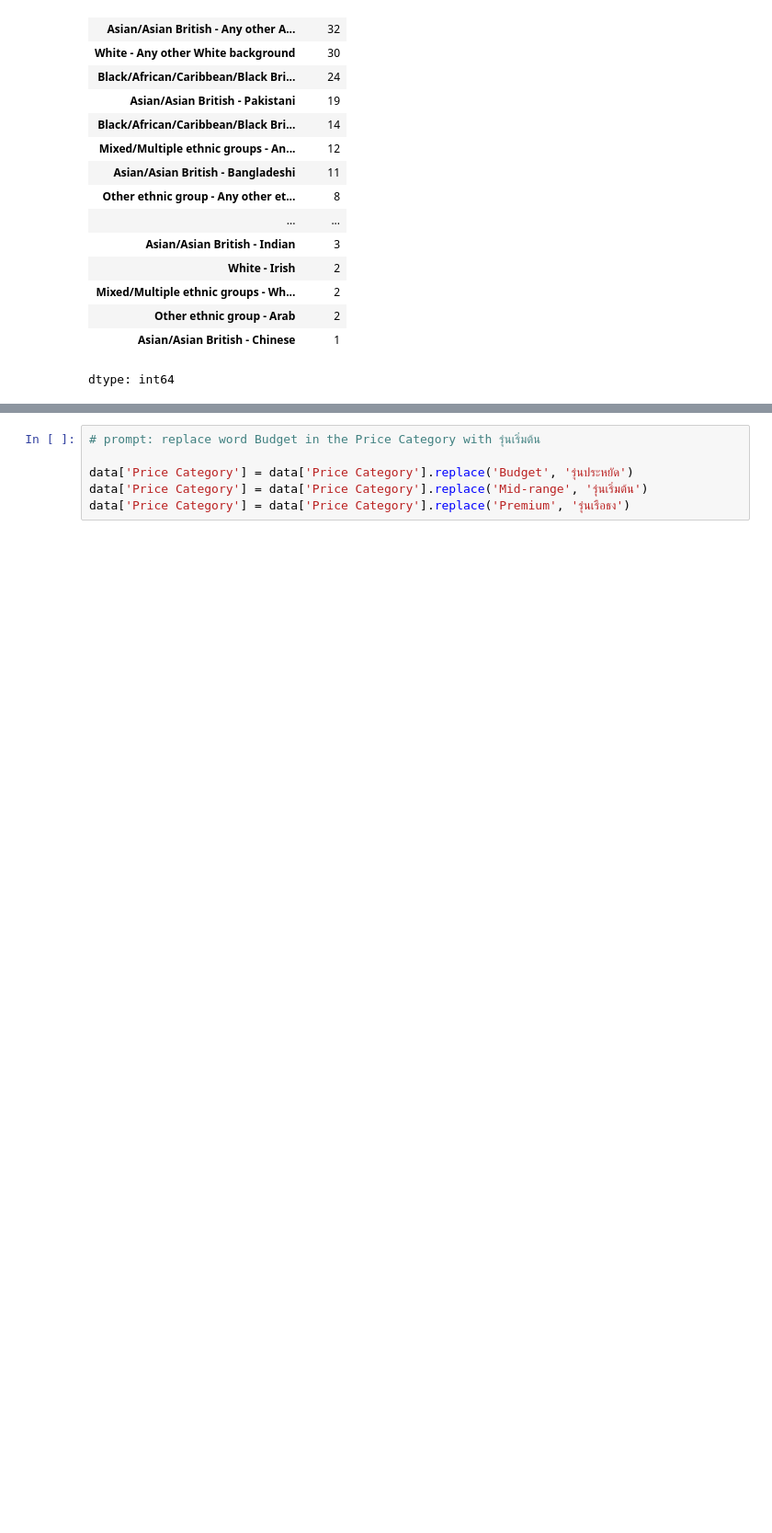
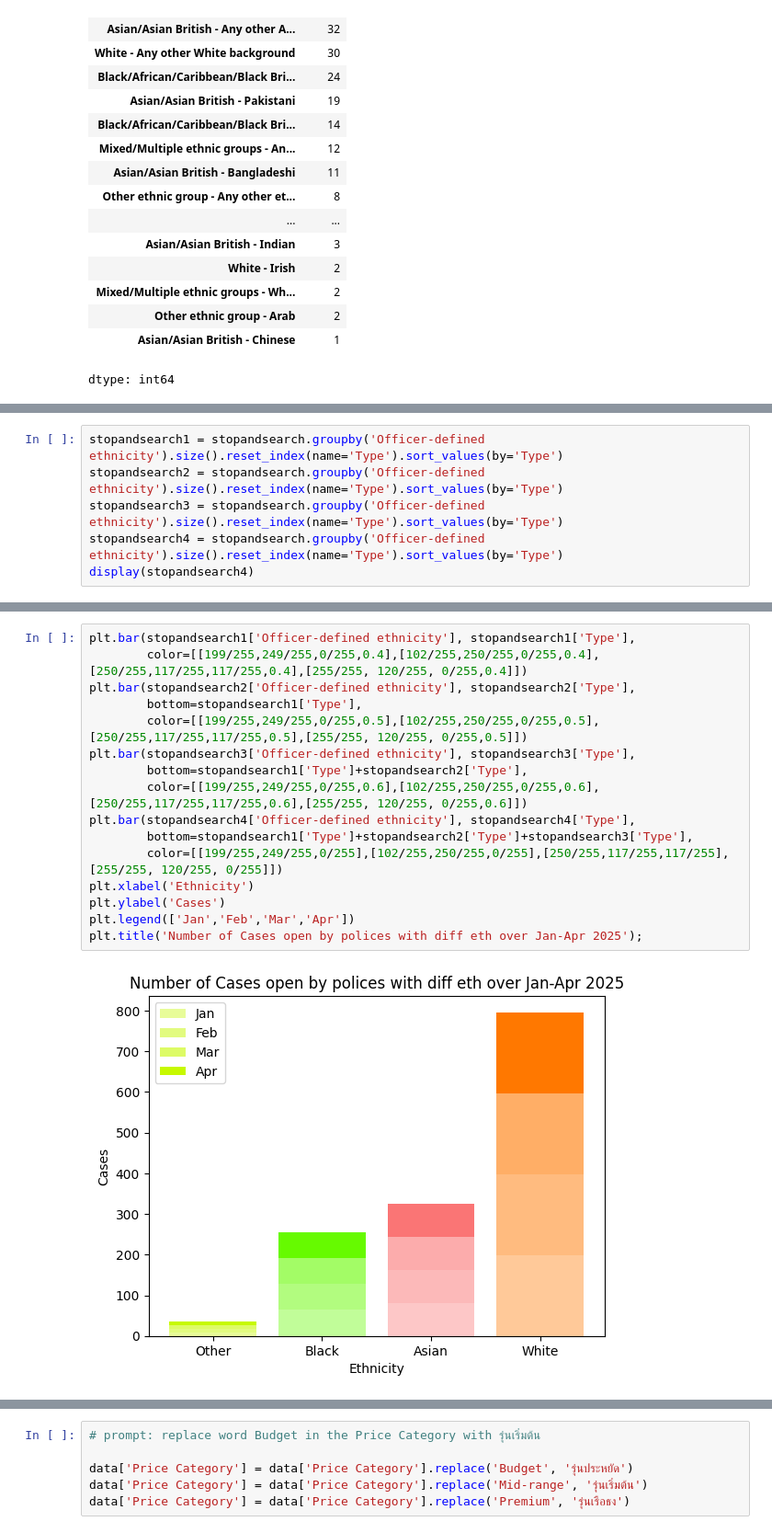
Before and after one commit to Ellizence01/dataviz2025, a Jupyter notebook: Copy_of_Visualize_Data_Comparison_2025.ipynb, the cells around one changed output, grey strips where cells are left out. Shown at 92% size. Saved outputs shown, nothing was run; the diff lists cells and outputs as text; blank space fills up the shorter version.

```diff
--- a/Copy_of_Visualize_Data_Comparison_2025.ipynb
+++ b/Copy_of_Visualize_Data_Comparison_2025.ipynb
@@ -47,0 +89,6 @@ dtype: int64
+# %%
+stopandsearch1 = stopandsearch.groupby('Officer-defined ethnicity').size().reset_index(name='Type').sort_values(by='Type')
+stopandsearch2 = stopandsearch.groupby('Officer-defined ethnicity').size().reset_index(name='Type').sort_values(by='Type')
+stopandsearch3 = stopandsearch.groupby('Officer-defined ethnicity').size().reset_index(name='Type').sort_values(by='Type')
+stopandsearch4 = stopandsearch.groupby('Officer-defined ethnicity').size().reset_index(name='Type').sort_values(by='Type')
+display(stopandsearch4)
@@ -47,0 +101,18 @@ dtype: int64
+# %%
+plt.bar(stopandsearch1['Officer-defined ethnicity'], stopandsearch1['Type'],
+        color=[[199/255,249/255,0/255,0.4],[102/255,250/255,0/255,0.4],[250/255,117/255,117/255,0.4],[255/255, 120/255, 0/255,0.4]])
+plt.bar(stopandsearch2['Officer-defined ethnicity'], stopandsearch2['Type'],
+        bottom=stopandsearch1['Type'],
+        color=[[199/255,249/255,0/255,0.5],[102/255,250/255,0/255,0.5],[250/255,117/255,117/255,0.5],[255/255, 120/255, 0/255,0.5]])
+plt.bar(stopandsearch3['Officer-defined ethnicity'], stopandsearch3['Type'],
+        bottom=stopandsearch1['Type']+stopandsearch2['Type'],
+        color=[[199/255,249/255,0/255,0.6],[102/255,250/255,0/255,0.6],[250/255,117/255,117/255,0.6],[255/255, 120/255, 0/255,0.6]])
+plt.bar(stopandsearch4['Officer-defined ethnicity'], stopandsearch4['Type'],
+        bottom=stopandsearch1['Type']+stopandsearch2['Type']+stopandsearch3['Type'],
+        color=[[199/255,249/255,0/255],[102/255,250/255,0/255],[250/255,117/255,117/255],[255/255, 120/255, 0/255]])
+plt.xlabel('Ethnicity')
+plt.ylabel('Cases')
+plt.legend(['Jan','Feb','Mar','Apr'])
+plt.title('Number of Cases open by polices with diff eth over Jan-Apr 2025');
+# %% [output]
+[figure, added]
```
Also changed, not shown: parts of 9 cells of this notebook.
